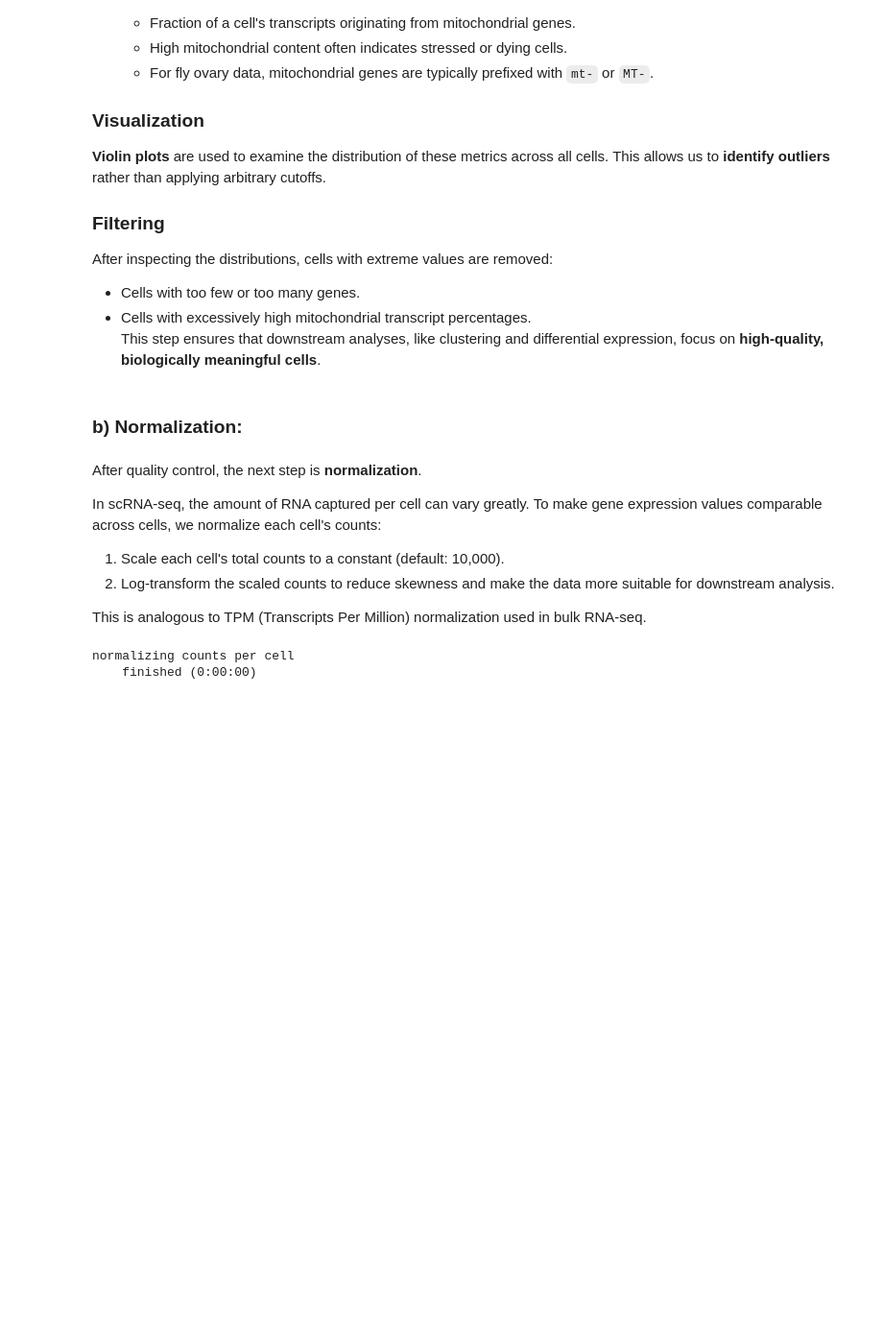
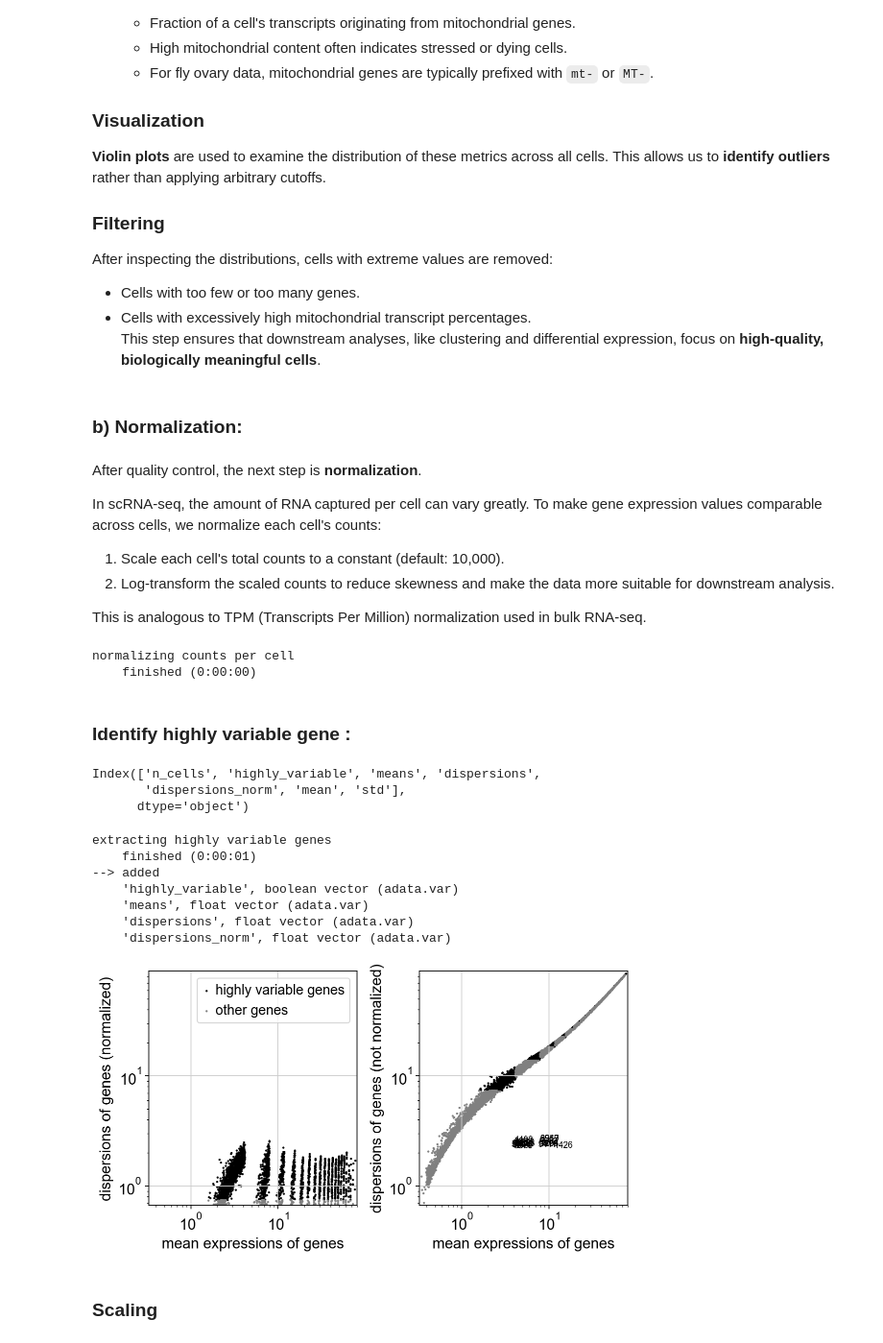
Before and after one commit to NafiAnnaD/Single_Cell_Biology_Project, a Jupyter notebook: Project_code.ipynb, the cells around one changed output. Shown at 96% size. Cells and saved outputs as stored; diff of their text form; code cells hidden in the pictures; blank space fills up the shorter version.

```diff
--- a/Project_code.ipynb
+++ b/Project_code.ipynb
@@ -213,9 +211,54 @@ In scRNA-seq, the amount of RNA captured per cell can vary greatly. To make gene
 
 This is analogous to TPM (Transcripts Per Million) normalization used in bulk RNA-seq.
 # %%
+adata.raw = adata.copy()
 # Normalize the data (total-count normalize to 10,000 counts per cell and log-transform)
 sc.pp.normalize_total(adata, target_sum=1e4)
 sc.pp.log1p(adata)  # log(x + 1) transform
 # %% [output]
 normalizing counts per cell
     finished (0:00:00)
+# %% [markdown]
+### Identify highly variable gene :
+# %%
+adata.var.columns
+# %% [output]
+Index(['n_cells', 'highly_variable', 'means', 'dispersions',
+       'dispersions_norm', 'mean', 'std'],
+      dtype='object')
+# %%
+# Recompute HVGs cleanly
+sc.pp.highly_variable_genes(
+    adata,
+    n_top_genes=3000,
+    flavor='seurat'
+)
+
+# Make base plot
+sc.pl.highly_variable_genes(adata, log=True, show=False)
+
+# Get top 20 by normalized dispersion
+hvg = adata.var[adata.var['highly_variable']]
+top_features = hvg.sort_values(
+    'dispersions_norm',
+    ascending=False
+).head(20).index
+
+# Add labels
+for gene in top_features:
+    x = adata.var.loc[gene, 'means']
+    y = adata.var.loc[gene, 'dispersions_norm']
+    plt.text(x, y, gene, fontsize=8)
+
+plt.show()
+# %% [output]
+extracting highly variable genes
+    finished (0:00:01)
+--> added
+    'highly_variable', boolean vector (adata.var)
+    'means', float vector (adata.var)
+    'dispersions', float vector (adata.var)
+    'dispersions_norm', float vector (adata.var)
+[figure, added]
+# %% [markdown]
+### Scaling
```
Also changed, not shown: parts of 13 cells of this notebook.
